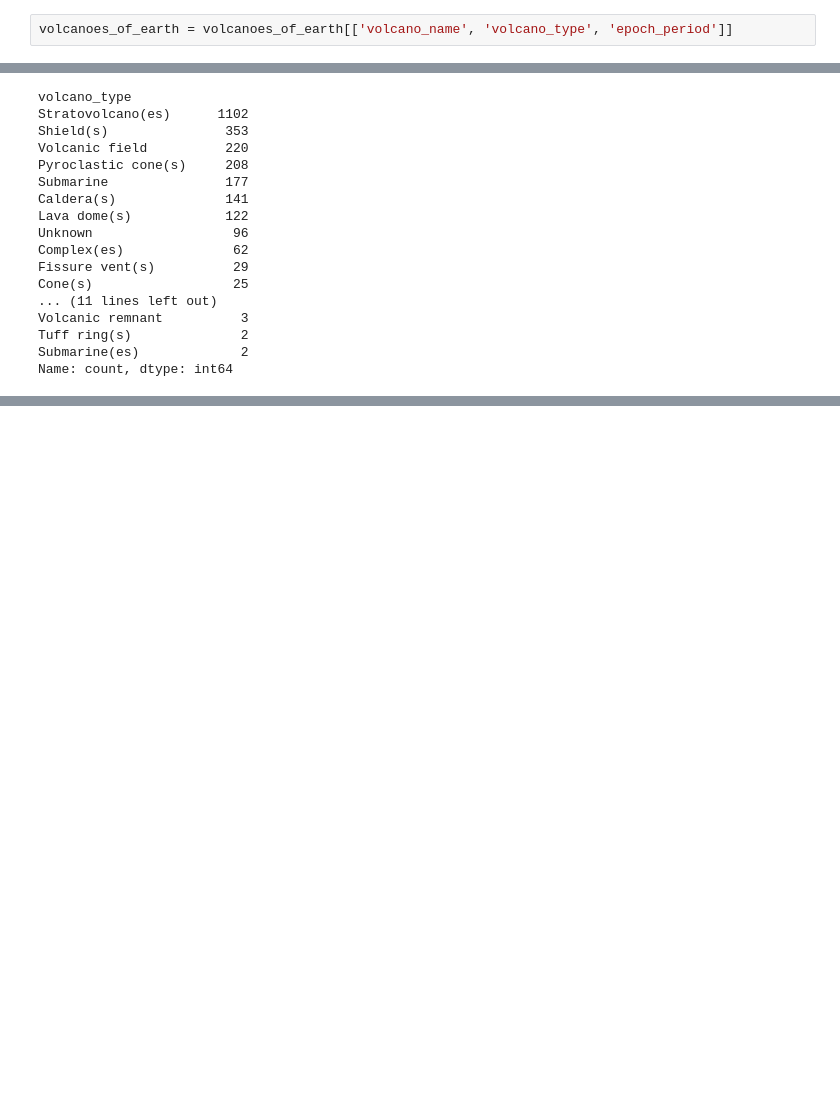
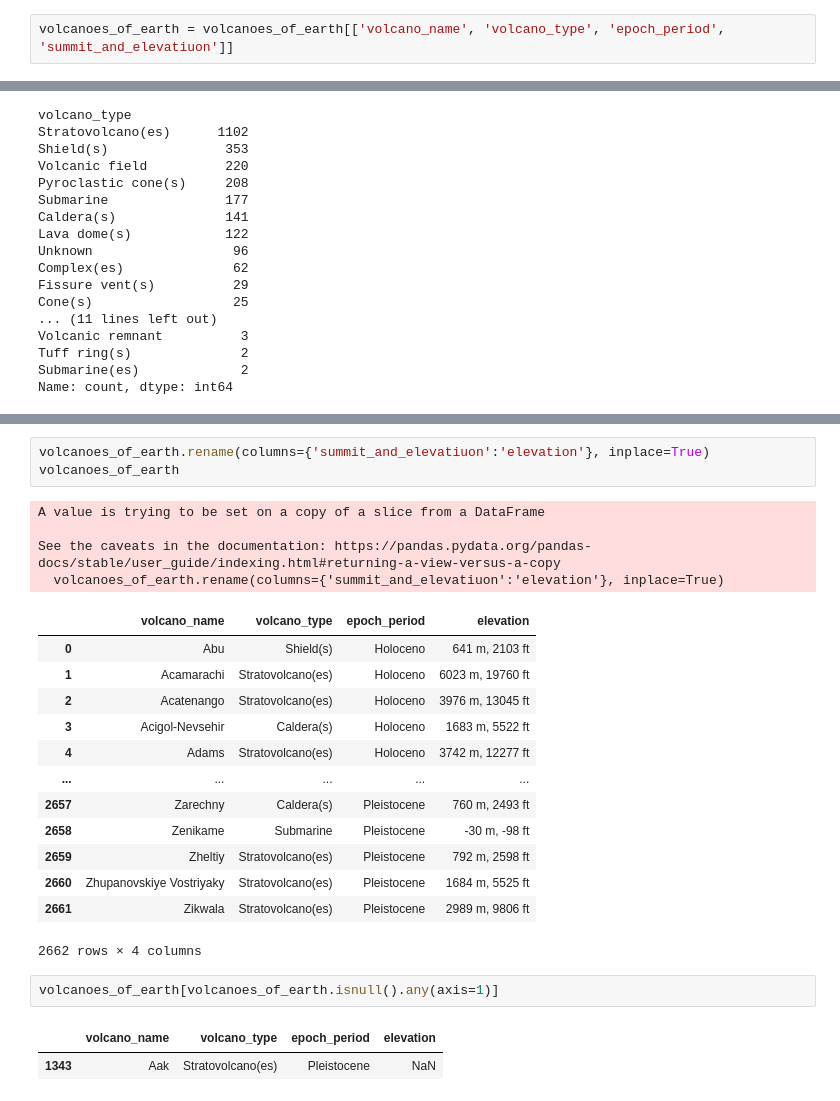
Before and after one commit to veronicadeleonh/earthquakes-volcanoes, a Jupyter notebook: dev-notebooks/volcano-cleaning.ipynb, the cells around one changed output, grey strips where cells are left out. Saved outputs shown, nothing was run; the diff lists cells and outputs as text; blank space fills up the shorter version.

```diff
--- a/dev-notebooks/volcano-cleaning.ipynb
+++ b/dev-notebooks/volcano-cleaning.ipynb
@@ -250,4 +253,4 @@ pd.merge(eruptions, volcano_types, on='volcano_name', how='left')
 # %%
 volcanoes_of_earth.columns = [column.lower() for column in volcanoes_of_earth.columns]
 # %%
-volcanoes_of_earth = volcanoes_of_earth[['volcano_name', 'volcano_type', 'epoch_period']]
+volcanoes_of_earth = volcanoes_of_earth[['volcano_name', 'volcano_type', 'epoch_period', 'summit_and_elevatiuon']]
@@ -316,0 +317,26 @@ Name: count, dtype: int64
+# %%
+volcanoes_of_earth.rename(columns={'summit_and_elevatiuon':'elevation'}, inplace=True)
+volcanoes_of_earth
+# %% [output]
+A value is trying to be set on a copy of a slice from a DataFrame
+
+See the caveats in the documentation: https://pandas.pydata.org/pandas-docs/stable/user_guide/indexing.html#returning-a-view-versus-a-copy
+  volcanoes_of_earth.rename(columns={'summit_and_elevatiuon':'elevation'}, inplace=True)
+|  | volcano_name | volcano_type | epoch_period | elevation |
+| 0 | Abu | Shield(s) | Holoceno | 641 m, 2103 ft |
+| 1 | Acamarachi | Stratovolcano(es) | Holoceno | 6023 m, 19760 ft |
+| 2 | Acatenango | Stratovolcano(es) | Holoceno | 3976 m, 13045 ft |
+| 3 | Acigol-Nevsehir | Caldera(s) | Holoceno | 1683 m, 5522 ft |
+| 4 | Adams | Stratovolcano(es) | Holoceno | 3742 m, 12277 ft |
+| ... | ... | ... | ... | ... |
+| 2657 | Zarechny | Caldera(s) | Pleistocene | 760 m, 2493 ft |
+| 2658 | Zenikame | Submarine | Pleistocene | -30 m, -98 ft |
+| 2659 | Zheltiy | Stratovolcano(es) | Pleistocene | 792 m, 2598 ft |
+| 2660 | Zhupanovskiye Vostriyaky | Stratovolcano(es) | Pleistocene | 1684 m, 5525 ft |
+| 2661 | Zikwala | Stratovolcano(es) | Pleistocene | 2989 m, 9806 ft |
+2662 rows × 4 columns
+# %%
+volcanoes_of_earth[volcanoes_of_earth.isnull().any(axis=1)]
+# %% [output]
+|  | volcano_name | volcano_type | epoch_period | elevation |
+| 1343 | Aak | Stratovolcano(es) | Pleistocene | NaN |
```
Also changed, not shown: parts of 16 cells of this notebook, 2 other files.
